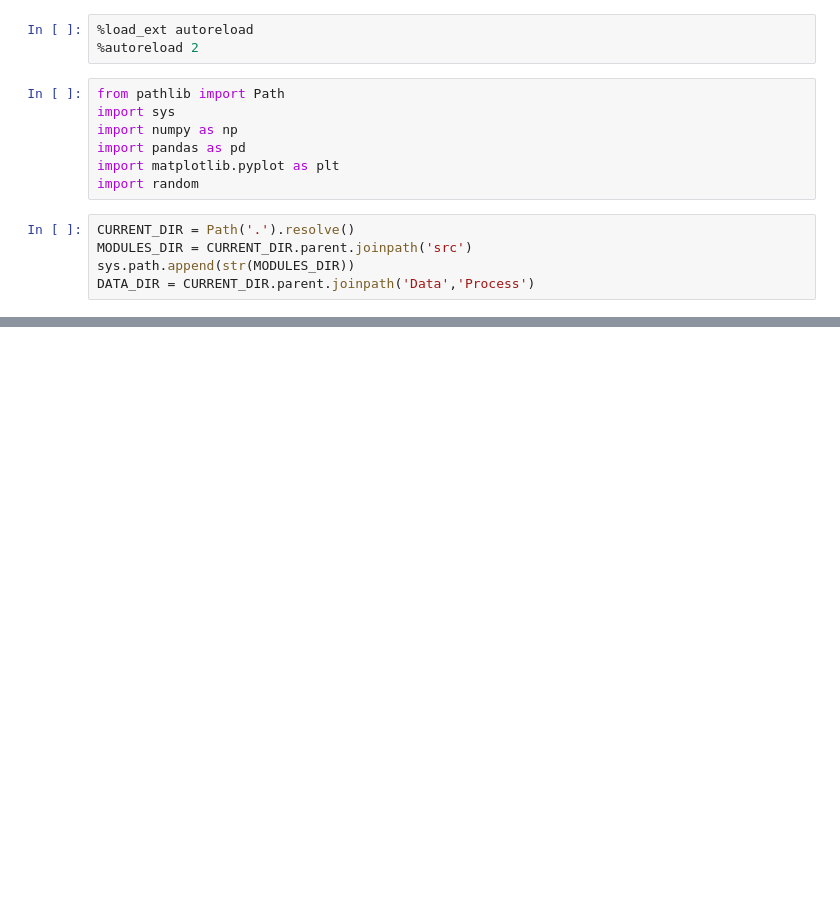
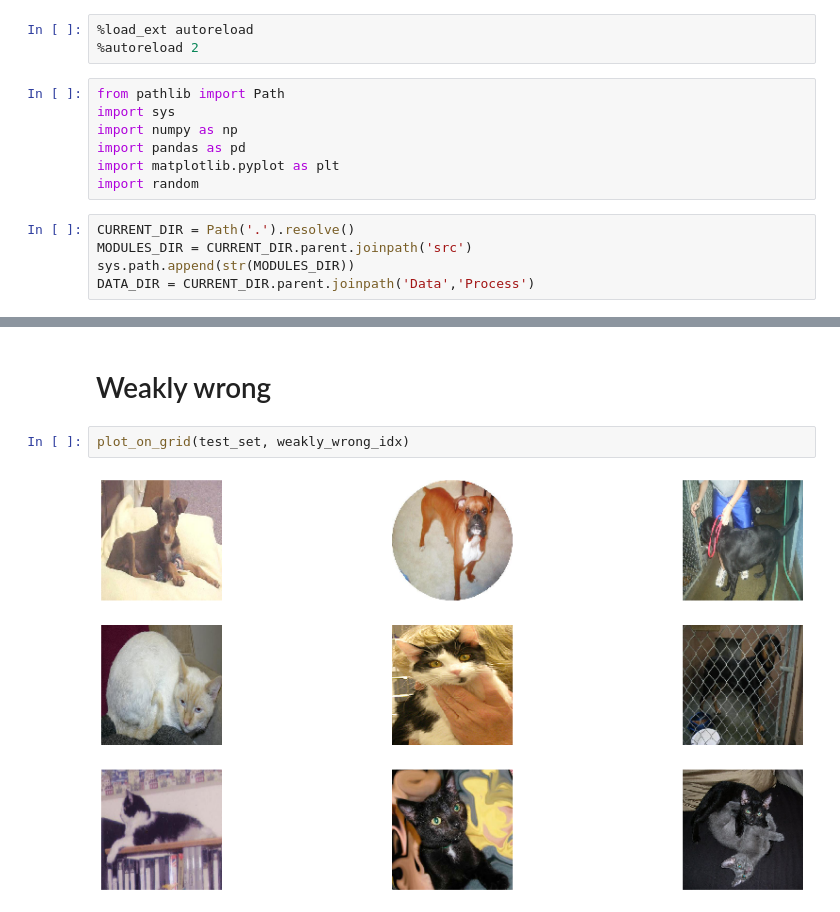
Before and after one commit to dionicio-alberto/Image-Classification-Using-CNNs, a Jupyter notebook: Notebooks/3.vgg15.ipynb, the cells around one changed output, grey strips where cells are left out. Saved outputs shown, nothing was run; the diff lists cells and outputs as text; blank space fills up the shorter version.

```diff
--- a/Notebooks/3.vgg15.ipynb
+++ b/Notebooks/3.vgg15.ipynb
@@ -101,0 +196,6 @@ accuracy:  0.80
+# %% [markdown]
+# Weakly wrong
+# %%
+plot_on_grid(test_set, weakly_wrong_idx)
+# %% [output]
+[figure, added]
```
Also changed, not shown: parts of 42 cells of this notebook, 2 other files.
